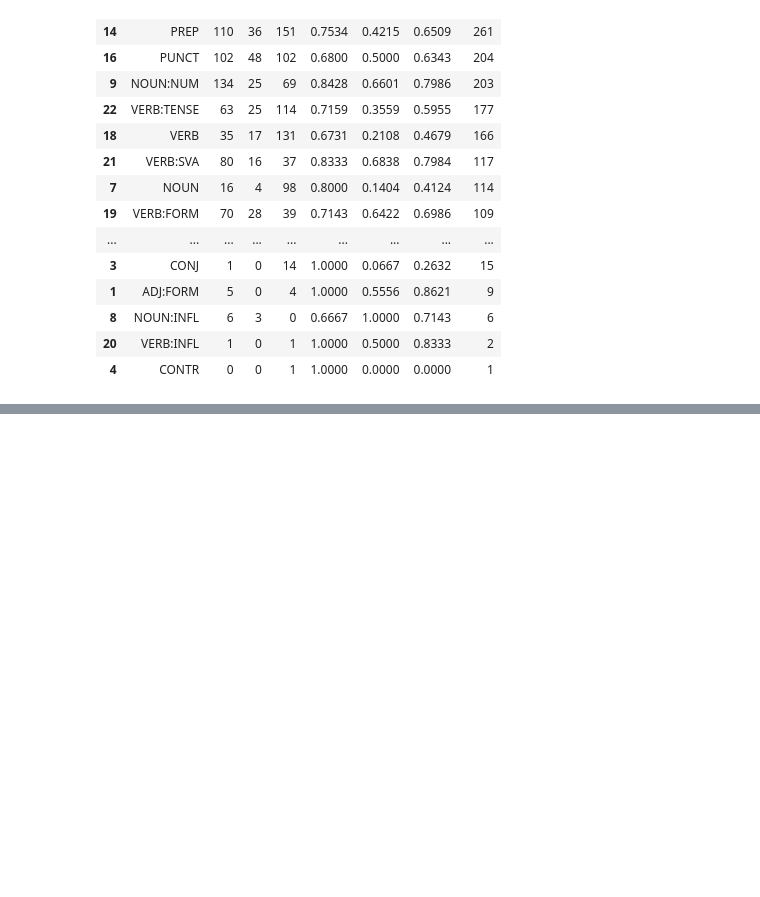
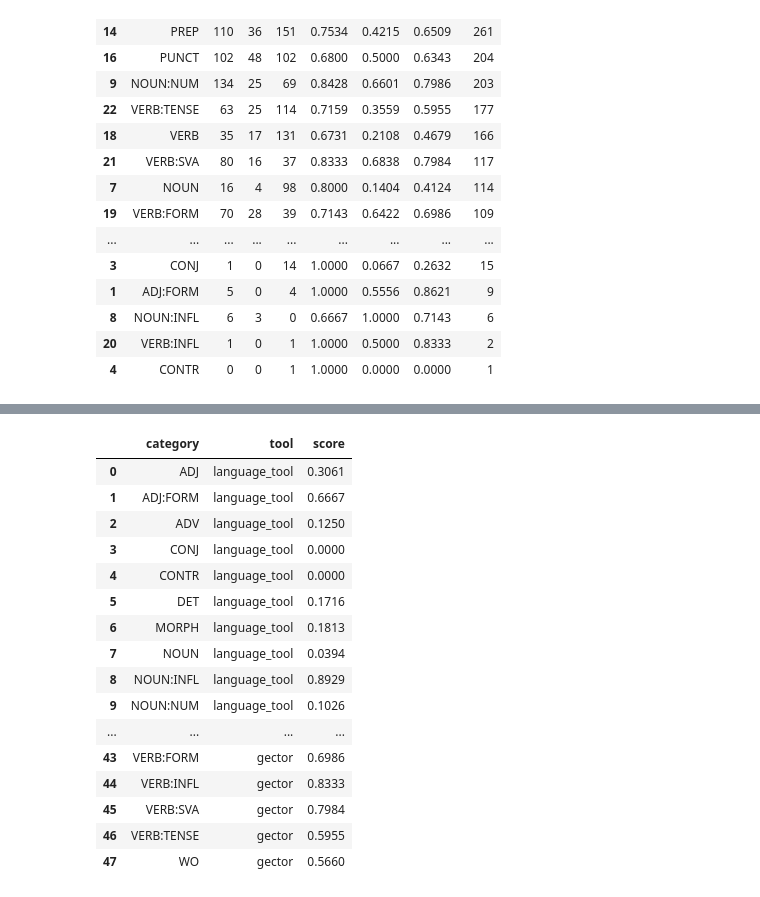
Before and after one commit to jacqle/gec-improvements, a Jupyter notebook: src/cat_analysis/categories_errors.ipynb, the cells around one changed output, grey strips where cells are left out. Saved outputs shown, nothing was run; the diff lists cells and outputs as text; code cells hidden in the pictures; blank space fills up the shorter version.

```diff
--- a/src/cat_analysis/categories_errors.ipynb
+++ b/src/cat_analysis/categories_errors.ipynb
@@ -66,0 +93,21 @@ gector_cat2_df.sort_values("total", ascending=False)
+# %%
+df=pd.melt(df,id_vars=['category'],var_name='tool', value_name='score')
+df
+# %% [output]
+|  | category | tool | score |
+| 0 | ADJ | language_tool | 0.3061 |
+| 1 | ADJ:FORM | language_tool | 0.6667 |
+| 2 | ADV | language_tool | 0.1250 |
+| 3 | CONJ | language_tool | 0.0000 |
+| 4 | CONTR | language_tool | 0.0000 |
+| 5 | DET | language_tool | 0.1716 |
+| 6 | MORPH | language_tool | 0.1813 |
+| 7 | NOUN | language_tool | 0.0394 |
+| 8 | NOUN:INFL | language_tool | 0.8929 |
+| 9 | NOUN:NUM | language_tool | 0.1026 |
+| ... | ... | ... | ... |
+| 43 | VERB:FORM | gector | 0.6986 |
+| 44 | VERB:INFL | gector | 0.8333 |
+| 45 | VERB:SVA | gector | 0.7984 |
+| 46 | VERB:TENSE | gector | 0.5955 |
+| 47 | WO | gector | 0.5660 |
```
Also changed, not shown: parts of 6 cells of this notebook.
